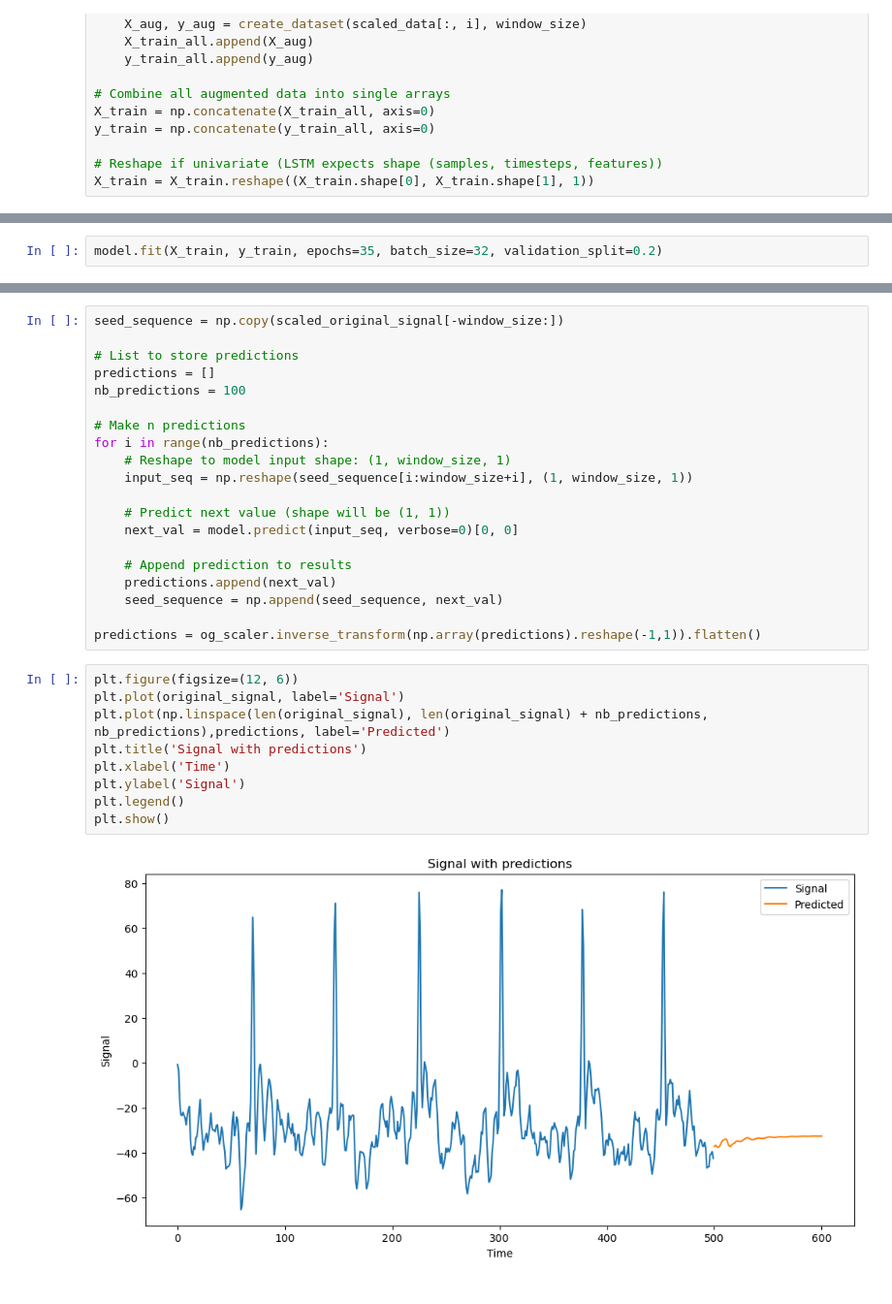
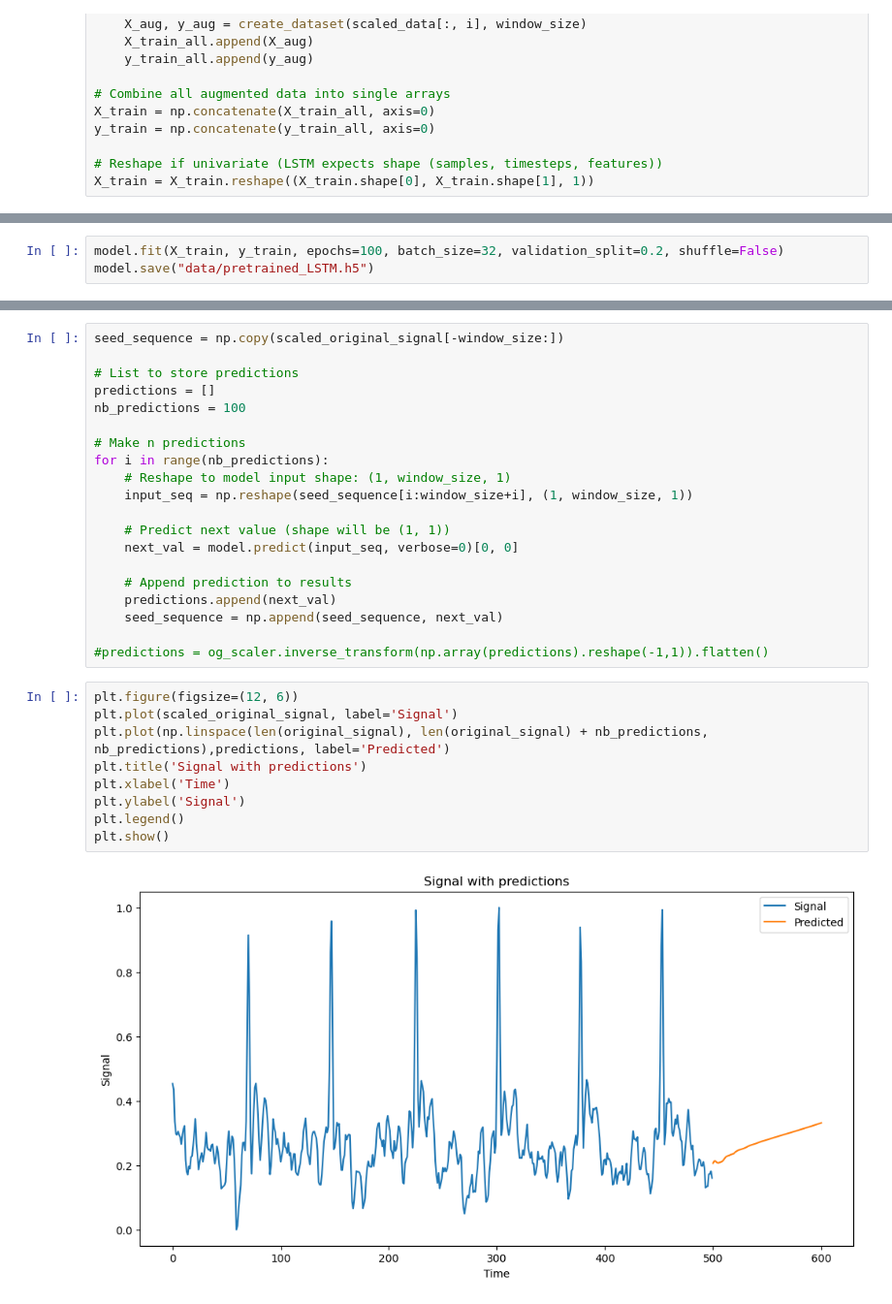
Before and after one commit to SPARC-FAIR-Codeathon/2025-team-F, a Jupyter notebook: examples/tf_LSTM_model.ipynb, the cells around one changed output, grey strips where cells are left out. Shown at 97% size. Drawn from its saved outputs; the diff is of its cells as text.

```diff
--- a/examples/tf_LSTM_model.ipynb
+++ b/examples/tf_LSTM_model.ipynb
@@ -86,3 +107,4 @@ model.compile(optimizer=optimizer, loss='mean_squared_error')
 # %%
-model.fit(X_train, y_train, epochs=35, batch_size=32, validation_split=0.2)
+model.fit(X_train, y_train, epochs=100, batch_size=32, validation_split=0.2, shuffle=False)
+model.save("data/pretrained_LSTM.h5")
 # %% [output]
@@ -122,15 +144,15 @@ for i in range(nb_predictions):
     predictions.append(next_val)
     seed_sequence = np.append(seed_sequence, next_val)
 
-predictions = og_scaler.inverse_transform(np.array(predictions).reshape(-1,1)).flatten()
+#predictions = og_scaler.inverse_transform(np.array(predictions).reshape(-1,1)).flatten()
 # %%
 plt.figure(figsize=(12, 6))
-plt.plot(original_signal, label='Signal')
+plt.plot(scaled_original_signal, label='Signal')
 plt.plot(np.linspace(len(original_signal), len(original_signal) + nb_predictions, nb_predictions),predictions, label='Predicted')
 plt.title('Signal with predictions')
 plt.xlabel('Time')
 plt.ylabel('Signal')
 plt.legend()
 plt.show()
 # %% [output]
-[figure, old version]
+[figure, new version]
```
Also changed, not shown: parts of 4 cells of this notebook, 2 other files.
